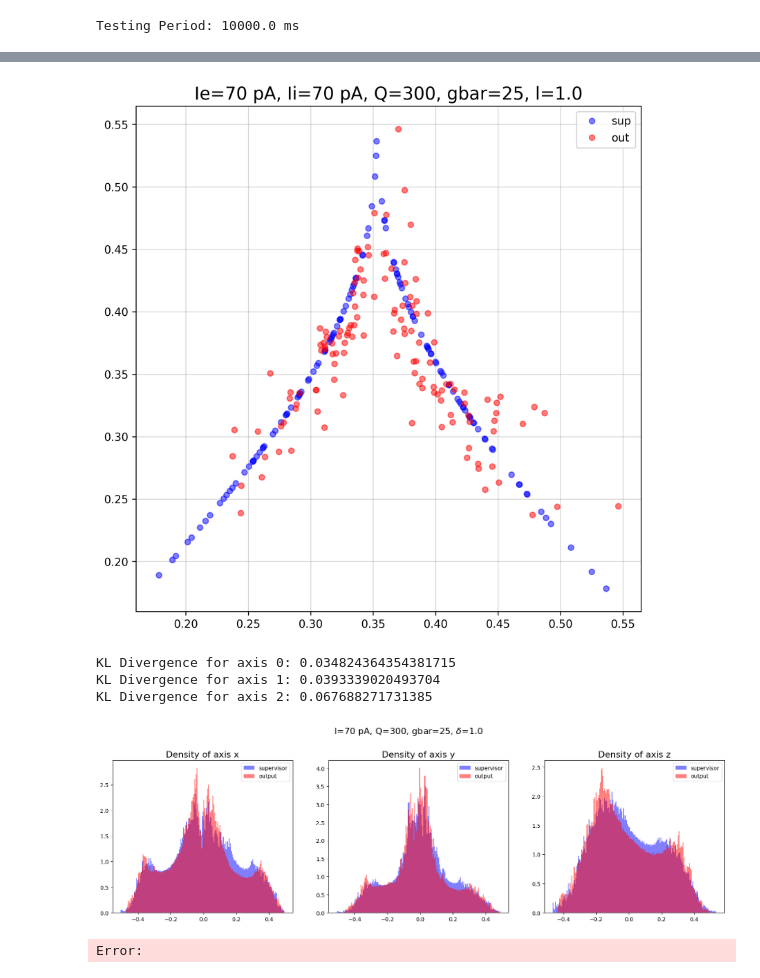
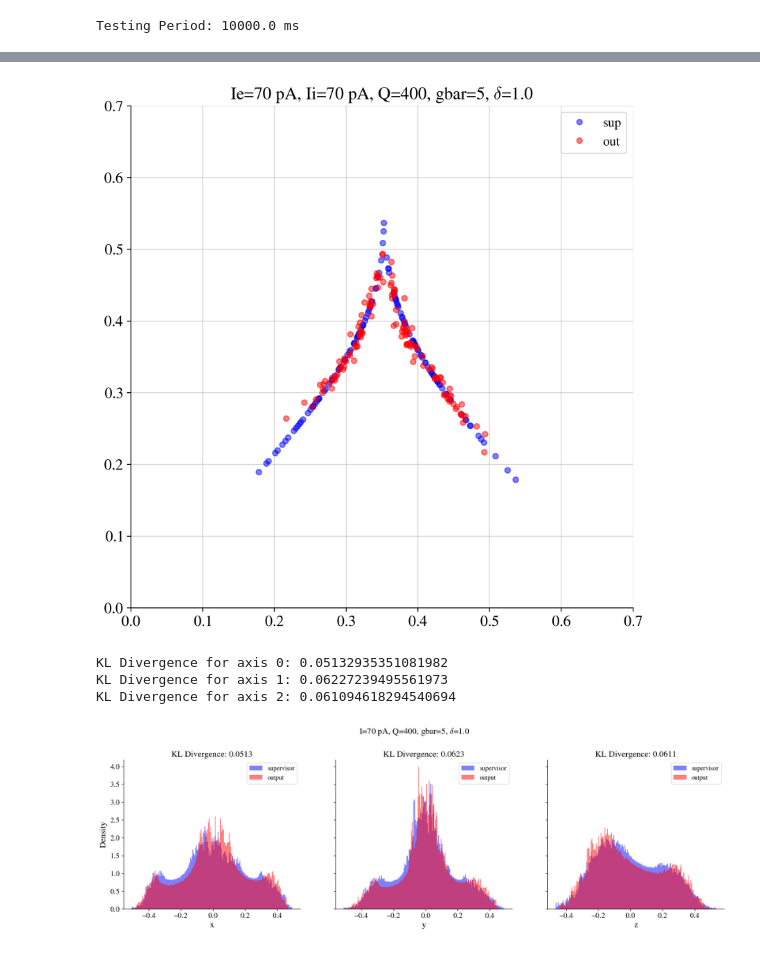
Before and after one commit to themahani/ml_force_research, a Jupyter notebook: morris_lecar/test_force copy.ipynb, the cells around one changed output, grey strips where cells are left out. Drawn from its saved outputs; the diff is of its cells as text; code cells hidden in the pictures.

Commit message:
feat: remake force figure for optimal conductance solution

```diff
--- a/morris_lecar/test_force copy.ipynb
+++ b/morris_lecar/test_force copy.ipynb
@@ -57,9 +57,9 @@ Ii = 70     # pA
 current = np.array([Ie] * NE + [Ii] * NI).reshape(N, 1)
 
 
-Q = 300
+Q = 400
 delta = 1.
-gbar = 25
+gbar = 5
 sparse = 0.01
 # %%
 device = torch.device("cuda" if torch.cuda.is_available() else 'cpu')
@@ -325,9 +329,11 @@ plt.show()
 # %%
+ax_names = ['x', 'y', 'z']
+
 fig, ax = plt.subplots(ncols=sup.shape[1], nrows=2, figsize=(15, 10), sharex=True, sharey=True)
 for i in range(sup.shape[1]):
     ax[0, i].plot(sup[-nt_test:, i-1], sup[-nt_test:, i], 'b-', lw=1, label="sup")
     ax[1, i].plot(x_hat_rec[:, i-1].cpu().numpy(), x_hat_rec[:, i].cpu().numpy(), 'r-', lw=1, label="out")
-    ax[0, i].set_title(f"Phase Space {i}", fontsize=16)
+    ax[0, i].set_title(f"{ax_names[i]} vs. {ax_names[i-1]}", fontsize=16)
 
 ax[0, 0].set_ylabel("Target", fontsize=16)
 ax[1, 0].set_ylabel("Output", fontsize=16)
@@ -352,18 +358,21 @@ peaks_hat = z_hat[find_peaks(z_hat, distance=dist)[0]]
 ms = 5
 alpha = .5
 fig = plt.figure(figsize=(8, 8), dpi=300)
-ax = fig.add_axes([0.1, 0.1, 0.8, 0.8])
+ax = fig.add_axes(rect=(0.1, 0.1, 0.8, 0.8))
 ax.plot(peaks[:-1], peaks[1:], 'bo', ms=ms, label="sup", alpha=alpha)
 ax.plot(peaks_hat[:-1], peaks_hat[1:], 'ro', ms=ms, label="out", alpha=alpha)
 # plt.xlim(0.5, 3)
 # plt.ylim(0.5, 3)
 ax.grid(alpha=.5)
 ax.legend()
-ax.set_title(f"Ie={Ie} pA, Ii={Ii} pA, Q={Q}, gbar={gbar}, l={delta}", fontsize=16)
+ax.set_xlim(0, .7)
+ax.set_ylim(0, .7)
+ax.set_aspect('equal')
+ax.set_title(fr"Ie={Ie} pA, Ii={Ii} pA, Q={Q}, gbar={gbar}, $\delta$={delta}", fontsize=16)
 plt.savefig(os.path.join(save_path, f"N_{ml.N}_ff_{ff_coeff}_return_map_.png"), dpi=300, bbox_inches='tight')
 plt.show()
 # %% [output]
-[figure, old version]
+[figure, new version]
 # %%
 hists = []
 for axis in range(sup.shape[1]):
@@ -385,28 +394,29 @@ for i in range(len(hists)):
     print(f"KL Divergence for axis {i}: {kl_div}")
     kl_divs.append(kl_div)
 # %% [output]
-KL Divergence for axis 0: 0.034824364354381715
-KL Divergence for axis 1: 0.0393339020493704
-KL Divergence for axis 2: 0.067688271731385
+KL Divergence for axis 0: 0.05132935351081982
+KL Divergence for axis 1: 0.06227239495561973
+KL Divergence for axis 2: 0.061094618294540694
 # %%
-fig, ax = plt.subplots(figsize=(20, 5), ncols=len(hists))
+fig, ax = plt.subplots(figsize=(20, 5), ncols=len(hists), sharey=True)
 
 ax_names = ['x', 'y', 'z']
 
 for axis in range(len(ax)):
     bins = hists[axis][2]
     sup_hist = hists[axis][0]
     output_hist = hists[axis][1]
     # bins = (bins[:-1] + bins[1:]) / 2   # center of the bins
     width = bins[1] - bins[0]
     alpha = .5
     ax[axis].bar(bins[:-1], sup_hist, width=width, label="supervisor", color='b', alpha=alpha)
     ax[axis].bar(bins[:-1], output_hist, width=width, label="output", color='r', alpha=alpha)
-    ax[axis].set_title(f"Density of axis {ax_names[axis]}", fontsize=16)
+    ax[axis].set_xlabel(f"{ax_names[axis]}", fontsize=16)
     ax[axis].legend(loc='upper right')
+    ax[axis].set_title(f"KL Divergence: {kl_divs[axis]:.4f}", fontsize=16)
+ax[0].set_ylabel("Density", fontsize=16)
 plt.suptitle(f"I={Ie} pA, Q={Q}, gbar={gbar}, $\delta$={delta}", fontsize=16, y=1.05)
 plt.savefig(os.path.join(save_path, f"N_{ml.N}_ff_{ff_coeff}_histogram.svg"), dpi=300, bbox_inches='tight')
 plt.show()
 # %% [output]
-[figure, old version]
+[figure, new version]
-Error:
```
Also changed, not shown: parts of 13 cells of this notebook, 2 other files.
